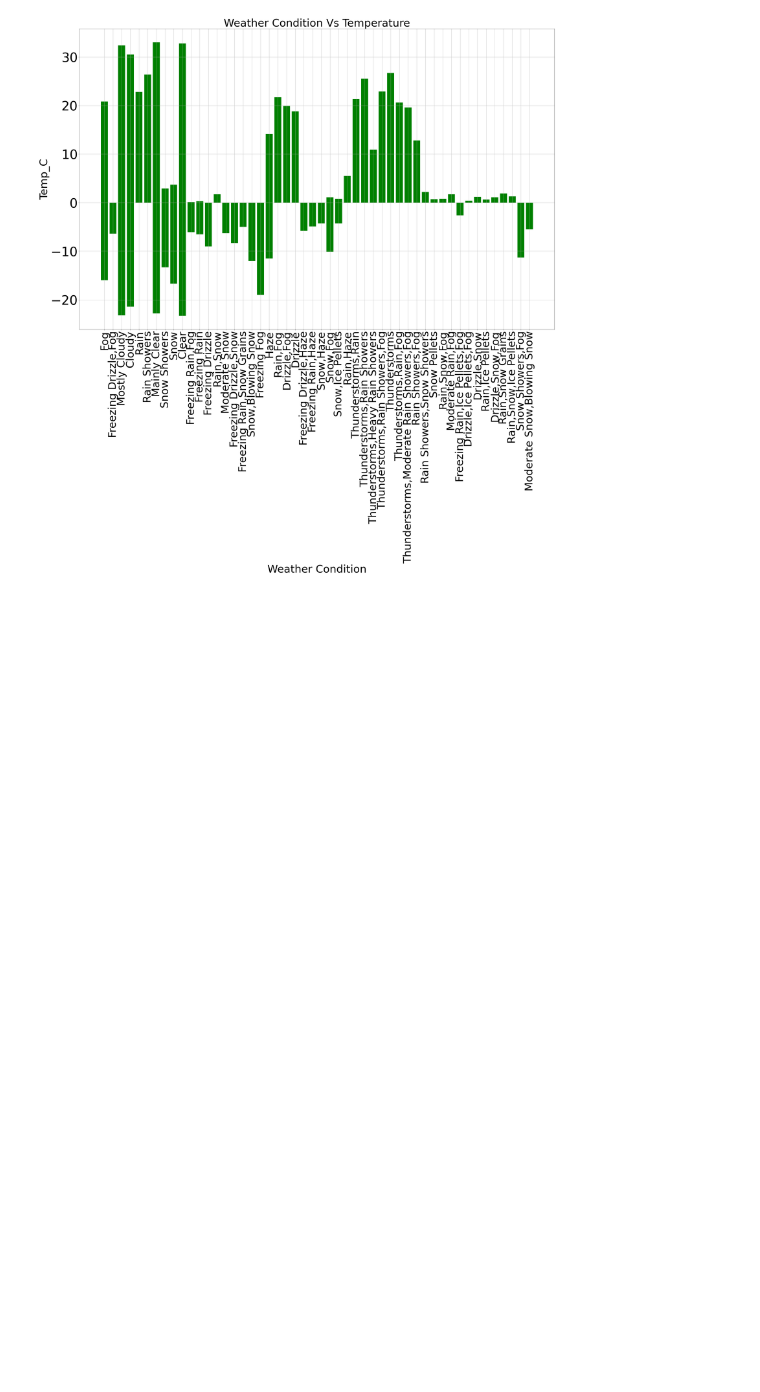
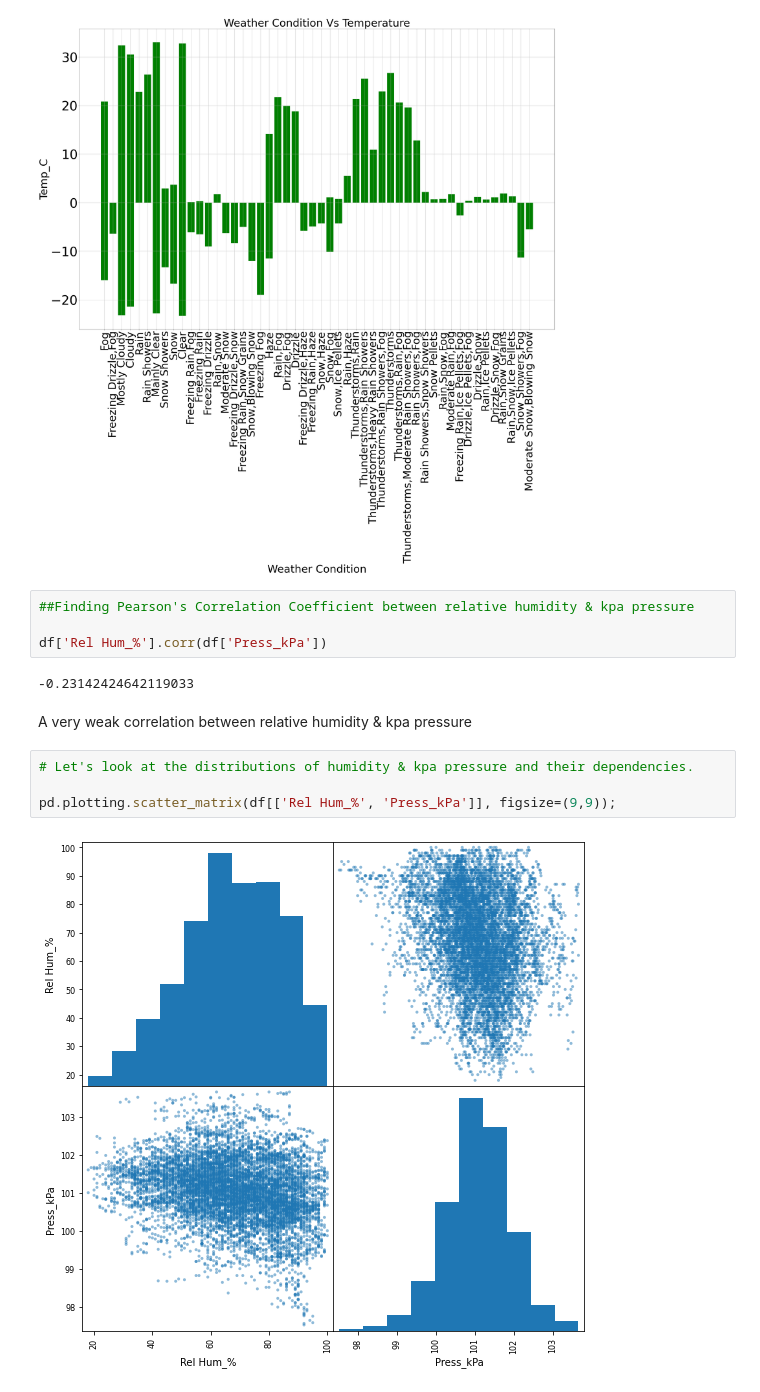
Before and after one commit to Dr-Mamiz/Projects-Data-Analysis, a Jupyter notebook: Data_Analysis_Weather_Dataset_2.ipynb, the cells around one changed output. Cells and saved outputs as stored; diff of their text form; blank space fills up the shorter version.

```diff
--- a/Data_Analysis_Weather_Dataset_2.ipynb
+++ b/Data_Analysis_Weather_Dataset_2.ipynb
@@ -434,3 +467,17 @@ plt.grid(True)
 plt.show()
 # %% [output]
 [figure]
+# %%
+##Finding Pearson's Correlation Coefficient between relative humidity & kpa pressure
+
+df['Rel Hum_%'].corr(df['Press_kPa'])
+# %% [output]
+-0.23142424642119033
+# %% [markdown]
+A very weak  correlation between relative humidity & kpa pressure
+# %%
+# Let's look at the distributions of humidity & kpa pressure and their dependencies.
+
+pd.plotting.scatter_matrix(df[['Rel Hum_%', 'Press_kPa']], figsize=(9,9));
+# %% [output]
+[figure, added]
```
Also changed, not shown: parts of 16 cells of this notebook.
